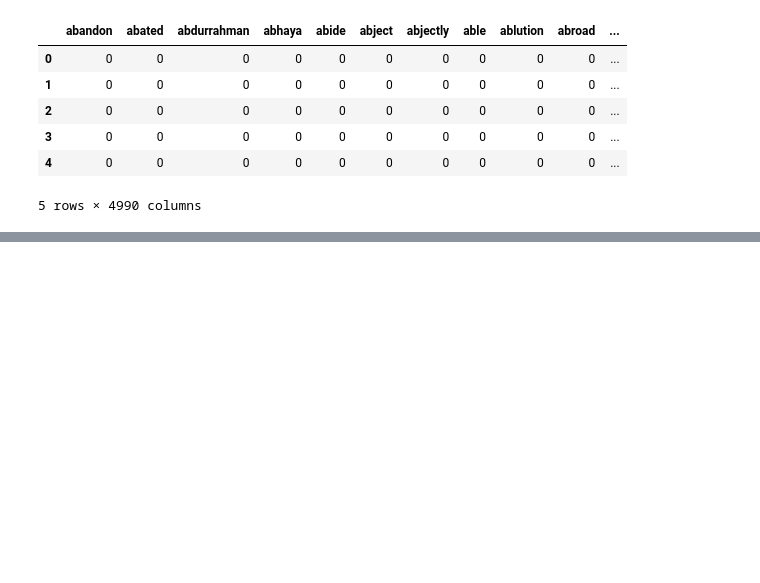
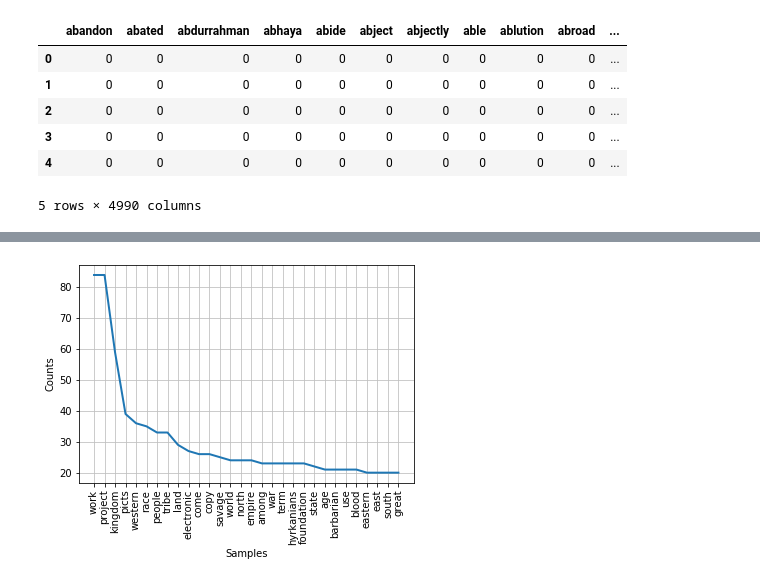
Before and after one commit to smw150430/project_gutenberg, a Jupyter notebook: Stories_From_Tagore.ipynb, the cells around one changed output, grey strips where cells are left out. Drawn from its saved outputs; the diff is of its cells as text; code cells hidden in the pictures; blank space fills up the shorter version.

```diff
--- a/Stories_From_Tagore.ipynb
+++ b/Stories_From_Tagore.ipynb
@@ -233,0 +272,4 @@ example_vector_df.head()
+# %%
+stories_tokens_stopped_1 = [w for w in stories_tokens_1 if not w in stop_words]
+stories_tokens_stopped_1 = [w for w in stories_tokens_stopped_1 if not w in ['gutenberg', 'tm', 'e']]
+print(stories_tokens_stopped_1[:100])
@@ -233,0 +278,11 @@ example_vector_df.head()
+# %%
+stories_lemmas_pos_1 = []
+for x, y in nltk.pos_tag(stories_tokens_stopped_1):
+    stories_lemmas_pos_1.append((x, get_wordnet_pos(y)))
+# %%
+meta_lemmaed_1 = []
+for word, pos in stories_lemmas_pos_1:
+    meta_lemmaed_1.append(lemmatizer.lemmatize(word, pos=pos))
+# %%
+meta_freqdist_1 = FreqDist(meta_lemmaed_1)
+meta_freqdist_1.most_common(50)
@@ -233,0 +307,5 @@ example_vector_df.head()
+# %%
+%matplotlib inline
+meta_freqdist_1.plot(30, cumulative=False);
+# %% [output]
+[figure, added]
```
Also changed, not shown: parts of 8 cells of this notebook.
